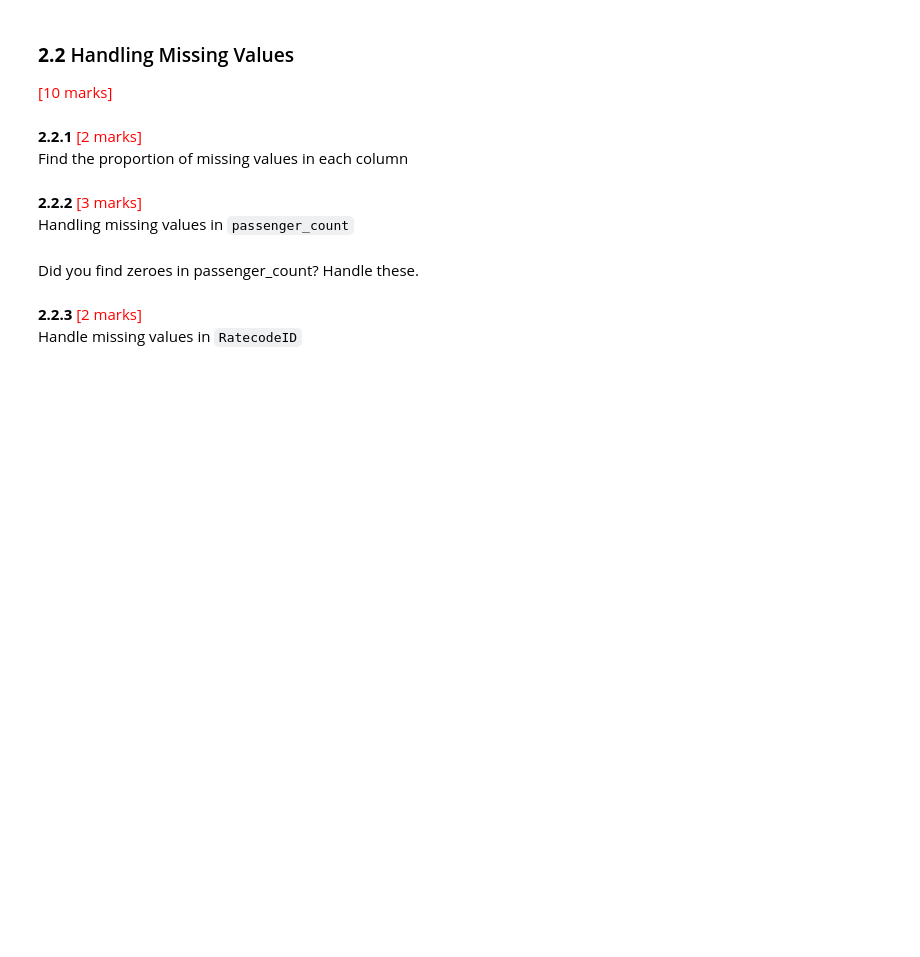
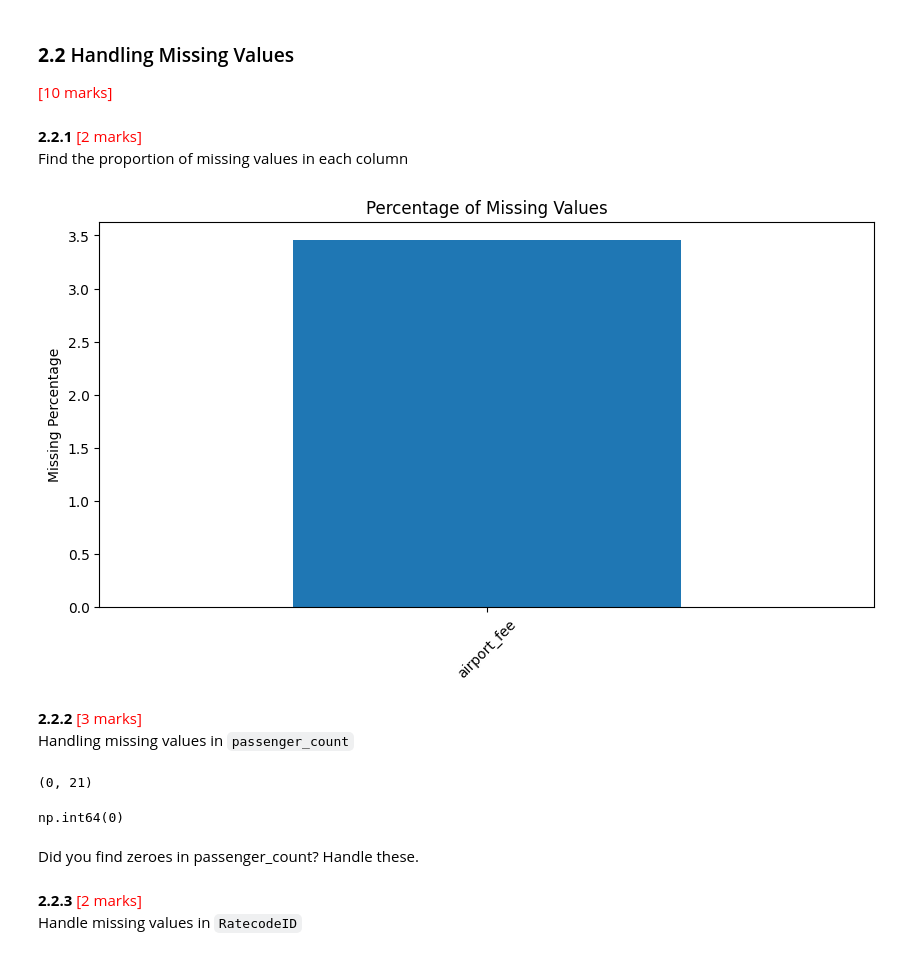
Before and after one commit to viswanathamveluri/epg-appliedai, a Jupyter notebook: assessment/EDA_Assg_NYC_Taxi_Starter.ipynb, the cells around one changed output. Saved outputs shown, nothing was run; the diff lists cells and outputs as text; code cells hidden in the pictures; blank space fills up the shorter version.

```diff
--- a/assessment/EDA_Assg_NYC_Taxi_Starter.ipynb
+++ b/assessment/EDA_Assg_NYC_Taxi_Starter.ipynb
@@ -510,3 +569,33 @@ Find the proportion of missing values in each column
+# %%
+# Find the proportion of missing values in each column
+# =========================================================
+# 2.2.1 Find the proportion of missing values in each column
+# =========================================================
+
+missing_percent = (
+    df.isnull()
+    .mean()
+    .sort_values(ascending=False) * 100
+)
+
+missing_percent
+
+# visualising missing values percentage
+
+missing_percent = missing_percent[missing_percent > 0]
+
+plt.figure(figsize=(10,5))
+
+missing_percent.plot(kind='bar')
+
+plt.title('Percentage of Missing Values')
+plt.ylabel('Missing Percentage')
+
+plt.xticks(rotation=45)
+
+plt.show()
+# %% [output]
+[figure, added]
 # %% [markdown]
 **2.2.2**  <font color = red>[3 marks]</font> <br>
 Handling missing values in `passenger_count`
@@ -516,3 +602,37 @@ Handling missing values in `passenger_count`
+# %%
+# Display the rows with null values
+# Impute NaN values in 'passenger_count'
+# =========================================================
+# 2.2.2 Display the rows with null values
+# =========================================================
+
+null_rows = df[df['passenger_count'].isnull()]
+
+print(null_rows.shape)
+
+null_rows.head()
+
+# checking zero passenger counts as well
+
+(df['passenger_count'] == 0).sum()
+
+# replacing zeroes with NaN because zero passengers is not realistic
+
+df.loc[df['passenger_count'] == 0, 'passenger_count'] = np.nan
+
+# Impute NaN values in passenger_count
+
+# median seems safer because passenger count is slightly skewed
+
+passenger_median = df['passenger_count'].median()
+
+df['passenger_count'].fillna(passenger_median, inplace=True)
+
+# quick check
+df['passenger_count'].isnull().sum()
+# %% [output]
+(0, 21)
+np.int64(0)
 # %% [markdown]
 Did you find zeroes in passenger_count? Handle these.
 # %% [markdown]
```
Also changed, not shown: parts of 20 cells of this notebook.
